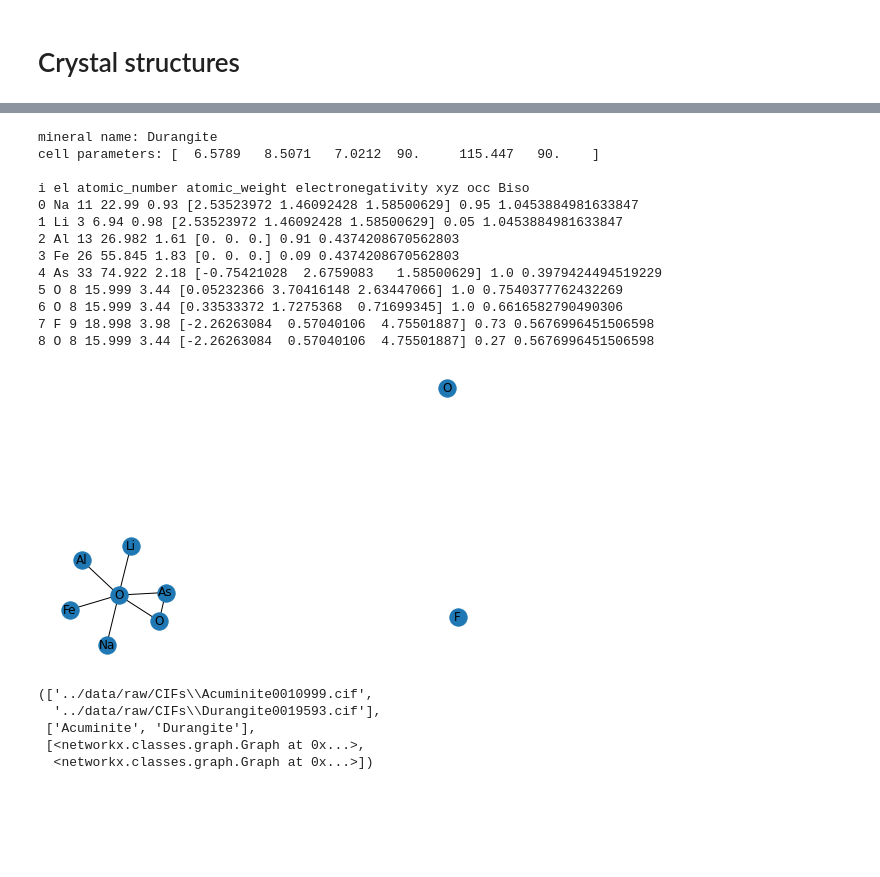
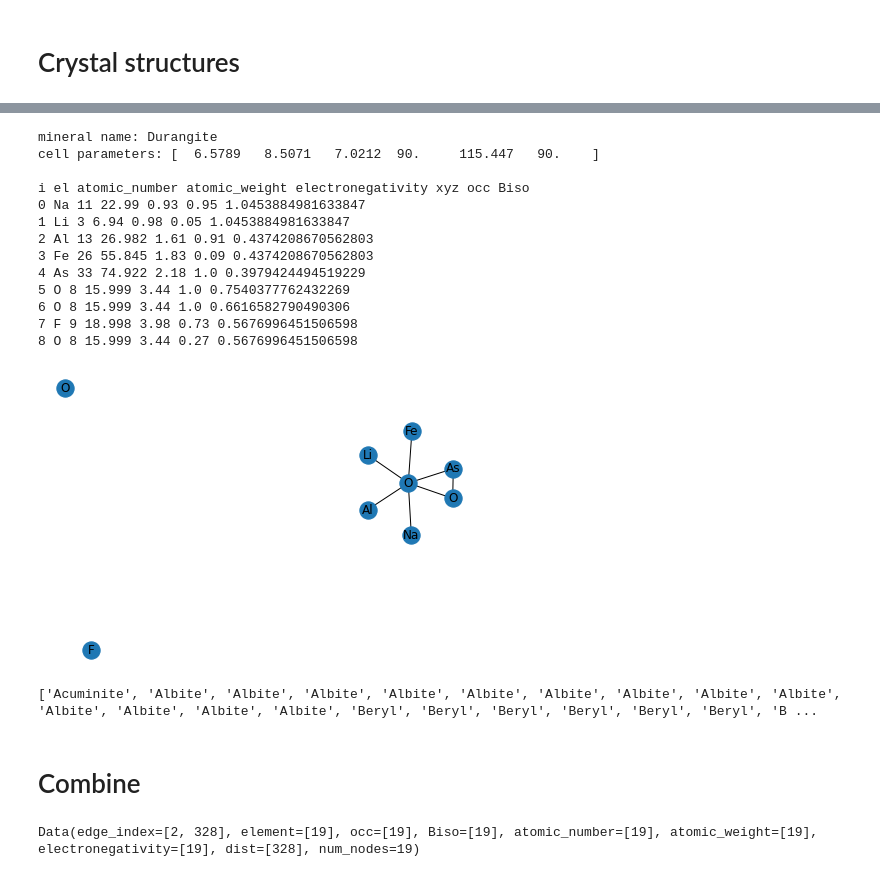
Before and after one commit to gordondowns/cs224w-project, a Jupyter notebook: notebooks/01_load_dataset.ipynb, the cells around one changed output, grey strips where cells are left out. Saved outputs shown, nothing was run; the diff lists cells and outputs as text; code cells hidden in the pictures; blank space fills up the shorter version.

Commit message:
add a few dozen more cifs, pair up cifs and raman patterns, visualize raman spectrum and guessed spectrum

```diff
--- a/notebooks/01_load_dataset.ipynb
+++ b/notebooks/01_load_dataset.ipynb
@@ -71,25 +72,24 @@ i el atomic_number atomic_weight electronegativity xyz occ Biso
 # %%
-mineral_name, G = load_crystal_structures.load_single_crystal_structure(fp,maximum_distance_for_edge=3.0,verbose=True)
+mineral_name, G = load_crystal_structures.load_single_crystal_structure(fp,max_distance_for_edge=3.0,verbose=True)
 # %% [output]
 mineral name: Durangite
 cell parameters: [  6.5789   8.5071   7.0212  90.     115.447   90.    ]
 
 i el atomic_number atomic_weight electronegativity xyz occ Biso
-0 Na 11 22.99 0.93 [2.53523972 1.46092428 1.58500629] 0.95 1.0453884981633847
-1 Li 3 6.94 0.98 [2.53523972 1.46092428 1.58500629] 0.05 1.0453884981633847
-2 Al 13 26.982 1.61 [0. 0. 0.] 0.91 0.4374208670562803
-3 Fe 26 55.845 1.83 [0. 0. 0.] 0.09 0.4374208670562803
-4 As 33 74.922 2.18 [-0.75421028  2.6759083   1.58500629] 1.0 0.3979424494519229
-5 O 8 15.999 3.44 [0.05232366 3.70416148 2.63447066] 1.0 0.7540377762432269
-6 O 8 15.999 3.44 [0.33533372 1.7275368  0.71699345] 1.0 0.6616582790490306
-7 F 9 18.998 3.98 [-2.26263084  0.57040106  4.75501887] 0.73 0.5676996451506598
-8 O 8 15.999 3.44 [-2.26263084  0.57040106  4.75501887] 0.27 0.5676996451506598
+0 Na 11 22.99 0.93 0.95 1.0453884981633847
+1 Li 3 6.94 0.98 0.05 1.0453884981633847
+2 Al 13 26.982 1.61 0.91 0.4374208670562803
+3 Fe 26 55.845 1.83 0.09 0.4374208670562803
+4 As 33 74.922 2.18 1.0 0.3979424494519229
+5 O 8 15.999 3.44 1.0 0.7540377762432269
+6 O 8 15.999 3.44 1.0 0.6616582790490306
+7 F 9 18.998 3.98 0.73 0.5676996451506598
+8 O 8 15.999 3.44 0.27 0.5676996451506598
-[figure, old version]
+[figure, new version]
-# %%
-load_crystal_structures.load_cif_data()
-# %% [output]
-(['../data/raw/CIFs\\Acuminite0010999.cif',
-  '../data/raw/CIFs\\Durangite0019593.cif'],
- ['Acuminite', 'Durangite'],
- [<networkx.classes.graph.Graph at 0x...>,
-  <networkx.classes.graph.Graph at 0x...>])
+# %%
+cif_file_paths, cif_mineral_names, cif_graphs = load_crystal_structures.load_cif_data()
+print(cif_mineral_names)
+# %% [output]
+['Acuminite', 'Albite', 'Albite', 'Albite', 'Albite', 'Albite', 'Albite', 'Albite', 'Albite', 'Albite', 'Albite', 'Albite', 'Albite', 'Albite', 'Beryl', 'Beryl', 'Beryl', 'Beryl', 'Beryl', 'Beryl', 'B ...
+# %% [markdown]
+# Combine
@@ -95,0 +104,4 @@ load_crystal_structures.load_cif_data()
+# %%
+dataset_list[0][0]
+# %% [output]
+Data(edge_index=[2, 328], element=[19], occ=[19], Biso=[19], atomic_number=[19], atomic_weight=[19], electronegativity=[19], dist=[328], num_nodes=19)
```
Also changed, not shown: parts of 5 cells of this notebook, 41 other files.
